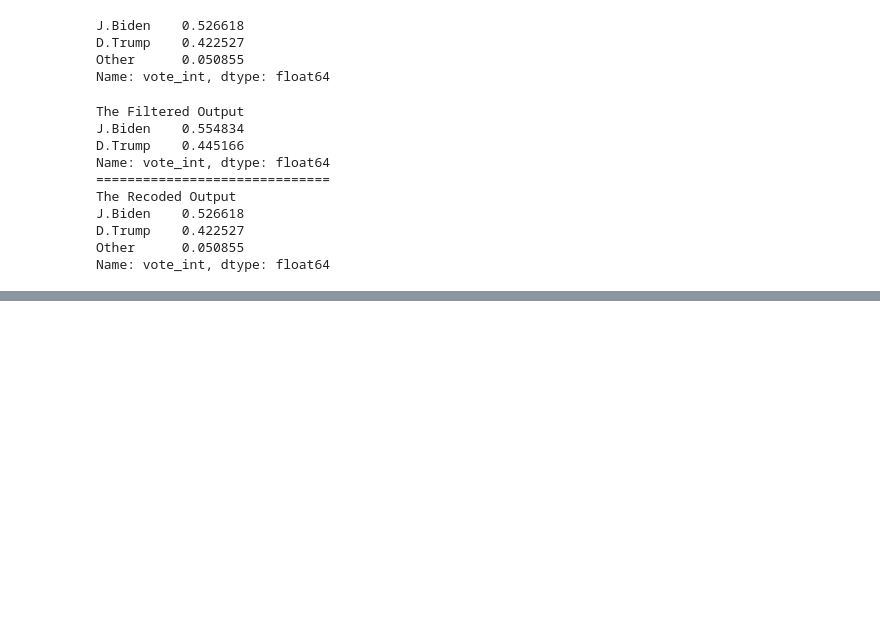
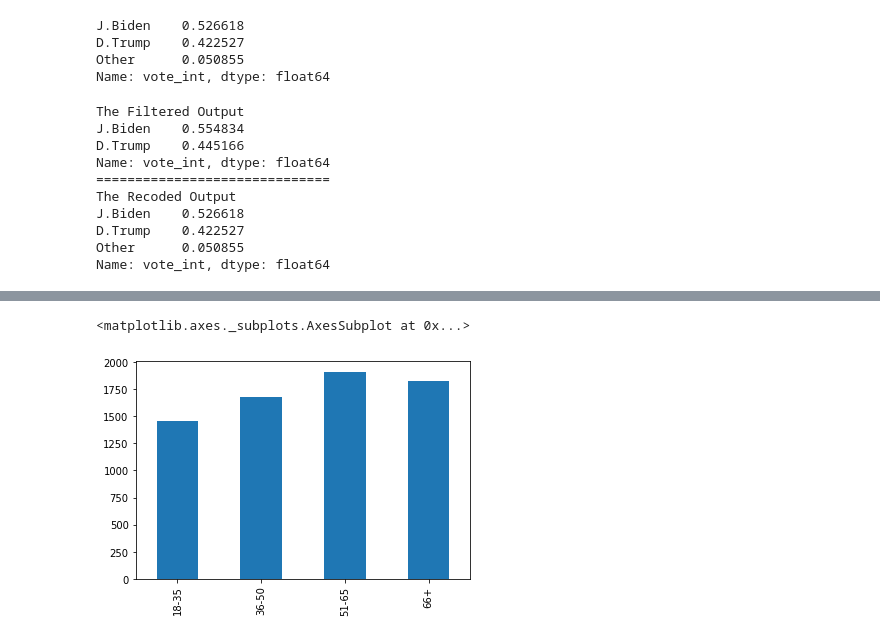
Before and after one commit to mickaeltemporao/itds, a Jupyter notebook: materials/06-data-management-variables.ipynb, the cells around one changed output, grey strips where cells are left out. Saved outputs shown, nothing was run; the diff lists cells and outputs as text; code cells hidden in the pictures; blank space fills up the shorter version.

```diff
--- a/materials/06-data-management-variables.ipynb
+++ b/materials/06-data-management-variables.ipynb
@@ -16,7 +16,6 @@ anes_data  = pd.read_csv(data_url, compression='gzip')
 # Subsetting & Renaming Variables
 my_vars = [
     "V201033",  # vote_int
-    "V201507x",  # age
     "V201200",  # liberal-conservative self-placement
     "V201151",	 # biden thrm
     "V201152",  # trump thrm
@@ -25,7 +24,7 @@ my_vars = [
 
 df = anes_data[my_vars]
 
-df.columns = ["vote_int", "age", "ideology", "biden_thrm", "trump_thrm", "covid"]
+df.columns = ["vote_int", "ideology", "biden_thrm", "trump_thrm", "covid"]
 df.head()
 # %% [output]
 |  | vote_int | age | ideology | biden_thrm | trump_thrm | covid |
@@ -193,0 +209,8 @@ When you recode variables you usually want to add a new variable to keep the raw
+# %%
+recoded_df["age_cat"] = pd.cut(
+    df["age"],
+    bins=[17,35,50,65,80],
+    labels=["18-35", "36-50", "51-65", "66+"]
+)
+
+recoded_df
@@ -193,0 +231,5 @@ When you recode variables you usually want to add a new variable to keep the raw
+# %%
+recoded_df['age_cat'].value_counts().sort_index().plot(kind='bar')
+# %% [output]
+<matplotlib.axes._subplots.AxesSubplot at 0x...>
+[figure, added]
```
Also changed, not shown: parts of 9 cells of this notebook.
